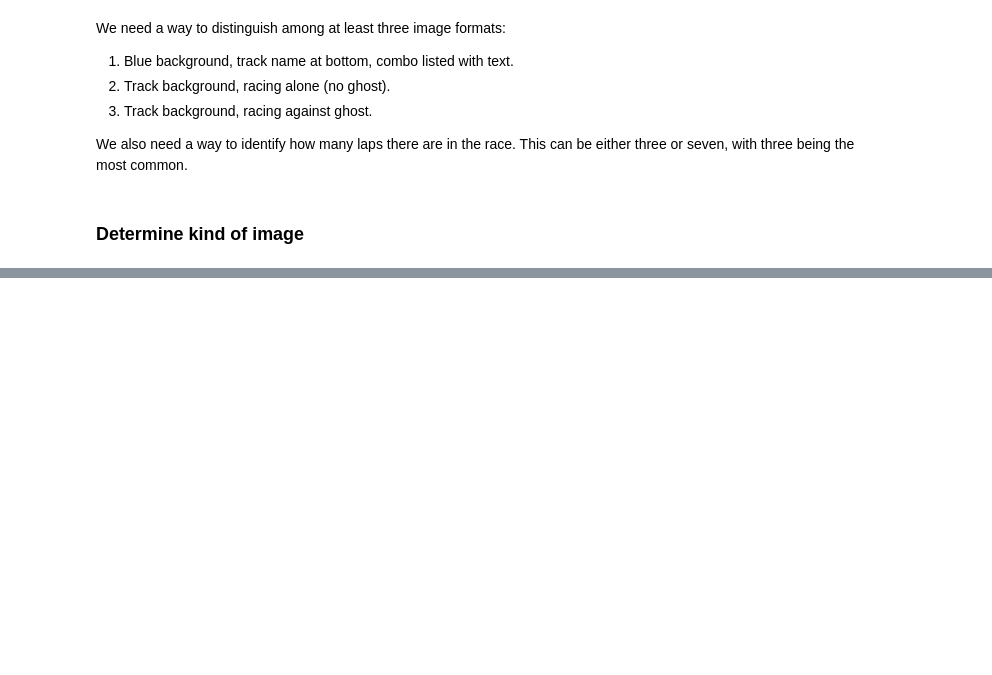
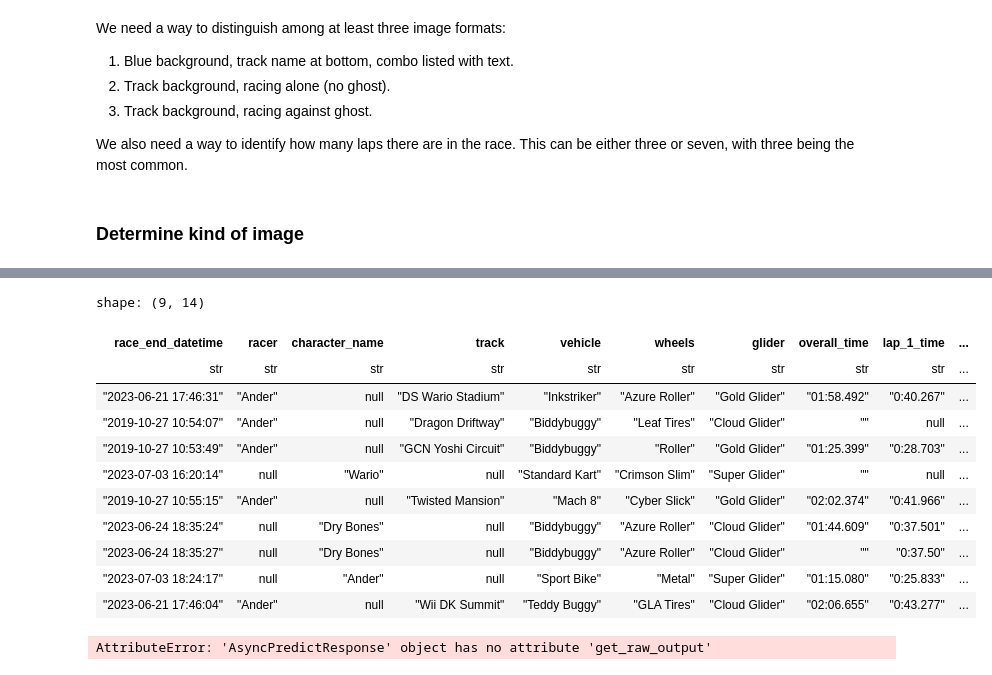
Before and after one commit to shaptonstahl/mk8dx-lap-time-tracker, a Jupyter notebook: experiment.ipynb, the cells around one changed output, grey strips where cells are left out. Cells and saved outputs as stored; diff of their text form; code cells hidden in the pictures; blank space fills up the shorter version.

```diff
--- a/experiment.ipynb
+++ b/experiment.ipynb
@@ -133,5 +52,0 @@ data/test_images/2019102710534900_c.jpg: 1
-# %%
-# kind 2
-image_file = 'data/test_images/2023062418352400_s.jpg'
-print(image_file + ': ' + str(ImageToOCR(image_file).kind))
-print(ImageToOCR(image_file).pull_data_from_image(2))
@@ -141,10 +52,0 @@ data/test_images/2023062418352400_s.jpg: 2
-# %%
-# kind 3
-image_file = 'data/test_images/2023070714422000_s.jpg'
-print(image_file + ': ' + str(ImageToOCR(image_file).kind))
-print(ImageToOCR(image_file).pull_data_from_image(3))
-# %%
-# kind other
-image_file = 'data/test_images/dog.jpg'
-print(image_file + ': ' + str(ImageToOCR(image_file).kind))
-print(ImageToOCR(image_file).pull_data_from_image(0))
@@ -203,0 +157,9 @@ if kind == None:
+# %%
+# kind 1
+image_file = Path('data/test_images/2019102710534900_c.jpg')
+image_kind = ImageToOCR(image_file).kind
+print(image_file.name + ': ' + str(image_kind))
+image_ocd_data = ImageToOCR(image_file).pull_data_from_image(image_kind)
+with open('./kind_1_test_ocr_output.pkl', 'wb') as f:
+    pickle.dump(image_ocd_data, f)
+pprint(image_ocd_data)
@@ -203,0 +332,17 @@ if kind == None:
+# %%
+with open('./cache.pkl', "rb") as f:
+    cache = pickle.load(f)
+cache
+# %% [output]
+shape: (9, 14)
+| race_end_datetime | racer | character_name | track | vehicle | wheels | glider | overall_time | lap_1_time | ... |
+| str | str | str | str | str | str | str | str | str | ... |
+| "2023-06-21 17:46:31" | "Ander" | null | "DS Wario Stadium" | "Inkstriker" | "Azure Roller" | "Gold Glider" | "01:58.492" | "0:40.267" | ... |
+| "2019-10-27 10:54:07" | "Ander" | null | "Dragon Driftway" | "Biddybuggy" | "Leaf Tires" | "Cloud Glider" | "" | null | ... |
+| "2019-10-27 10:53:49" | "Ander" | null | "GCN Yoshi Circuit" | "Biddybuggy" | "Roller" | "Gold Glider" | "01:25.399" | "0:28.703" | ... |
+| "2023-07-03 16:20:14" | null | "Wario" | null | "Standard Kart" | "Crimson Slim" | "Super Glider" | "" | null | ... |
+| "2019-10-27 10:55:15" | "Ander" | null | "Twisted Mansion" | "Mach 8" | "Cyber Slick" | "Gold Glider" | "02:02.374" | "0:41.966" | ... |
+| "2023-06-24 18:35:24" | null | "Dry Bones" | null | "Biddybuggy" | "Azure Roller" | "Cloud Glider" | "01:44.609" | "0:37.501" | ... |
+| "2023-06-24 18:35:27" | null | "Dry Bones" | null | "Biddybuggy" | "Azure Roller" | "Cloud Glider" | "" | "0:37.50" | ... |
+| "2023-07-03 18:24:17" | null | "Ander" | null | "Sport Bike" | "Metal" | "Super Glider" | "01:15.080" | "0:25.833" | ... |
+| "2023-06-21 17:46:04" | "Ander" | null | "Wii DK Summit" | "Teddy Buggy" | "GLA Tires" | "Cloud Glider" | "02:06.655" | "0:43.277" | ... |
@@ -203,0 +367,4 @@ if kind == None:
+# %%
+pprint(mindee_output.get_raw_output())
+# %% [output]
+AttributeError: 'AsyncPredictResponse' object has no attribute 'get_raw_output'
```
Also changed, not shown: parts of 53 cells of this notebook, 3 other files.
